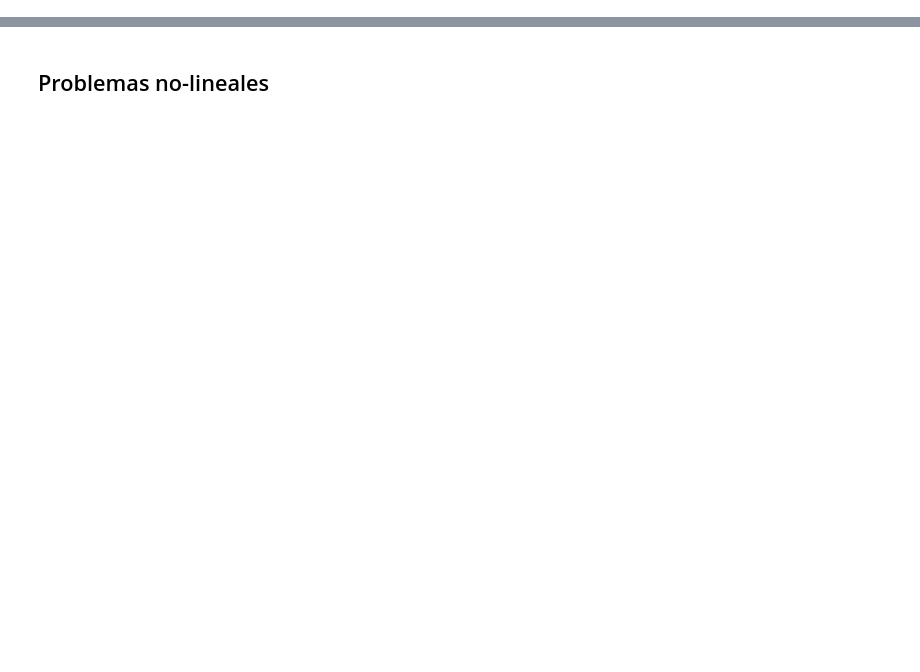
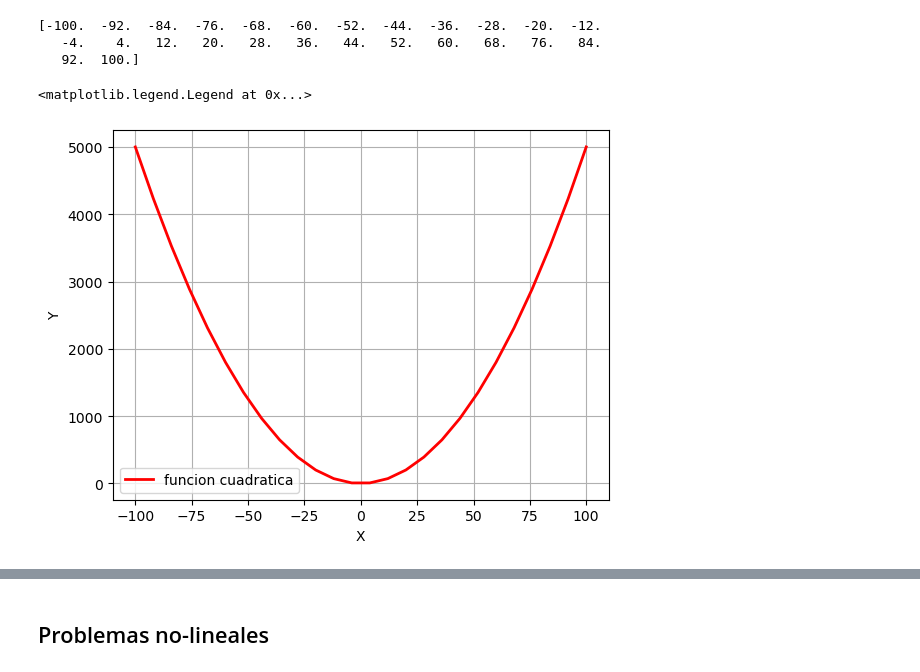
Before and after one commit to hugosanrocks/fmf_tuto_igp, a Jupyter notebook: Course_IGP_2023/Localización Hipocentros 2D.ipynb, the cells around one changed output, grey strips where cells are left out. Saved outputs shown, nothing was run; the diff lists cells and outputs as text; code cells hidden in the pictures; blank space fills up the shorter version.

```diff
--- a/Course_IGP_2023/Localización Hipocentros 2D.ipynb
+++ b/Course_IGP_2023/Localización Hipocentros 2D.ipynb
@@ -0,0 +42,24 @@
+# %%
+# Creamos un vector con muchos valores de x
+# de x = -100 a x = 100 con un dx = 8
+x = np.linspace(-100, 100, 26)
+print(x)
+# %% [output]
+[-100.  -92.  -84.  -76.  -68.  -60.  -52.  -44.  -36.  -28.  -20.  -12.
+   -4.    4.   12.   20.   28.   36.   44.   52.   60.   68.   76.   84.
+   92.  100.]
+# %%
+# Calculemos "y" con los valores de "x"
+y = (1/2)*x**2.
+# %%
+# Grafiquemos entonces
+fig1 = plt.figure(1)
+ax1 = fig1.add_subplot(1,1,1)
+ax1.plot(x, y, lw=2, c='red', label='funcion cuadratica')
+ax1.set_xlabel('X')
+ax1.set_ylabel('Y')
+ax1.grid()
+ax1.legend()
+# %% [output]
+<matplotlib.legend.Legend at 0x...>
+[figure, added]
```
Also changed, not shown: parts of 14 cells of this notebook.
